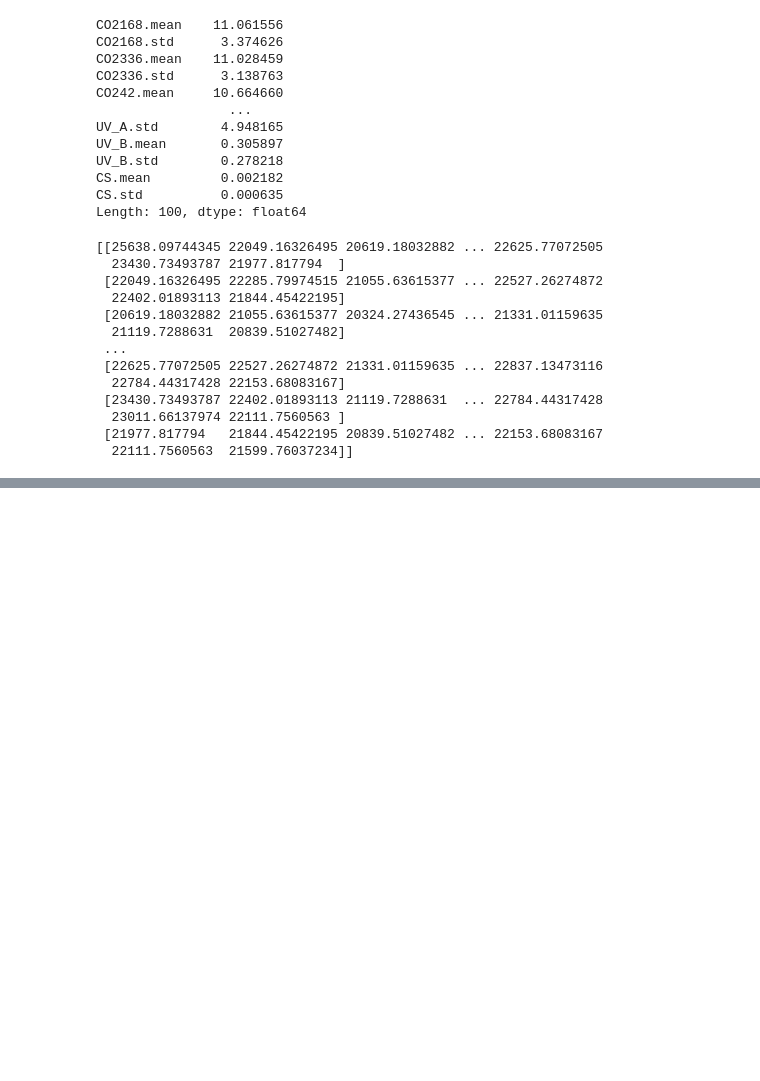
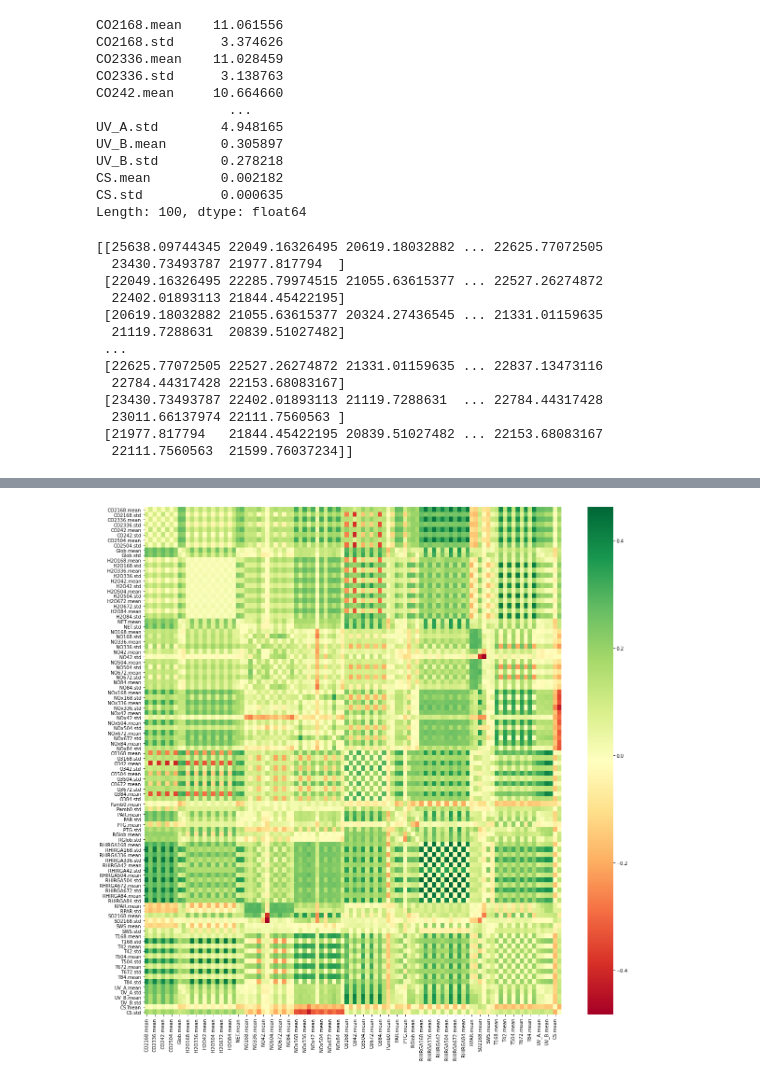
Before and after one commit to williwilliams3/TermProjectIML, a Jupyter notebook: answers_questions.ipynb, the cells around one changed output, grey strips where cells are left out. Saved outputs shown, nothing was run; the diff lists cells and outputs as text; code cells hidden in the pictures; blank space fills up the shorter version.

```diff
--- a/answers_questions.ipynb
+++ b/answers_questions.ipynb
@@ -170,0 +218,12 @@ Index: []
+# %%
+# Calc absolute correlation values
+corrmat_correct = df_correct.corr().abs()
+corrmat_wrong = df_wrong.corr().abs()
+
+correlation_diff = corrmat_correct - corrmat_wrong
+
+plt.figure(figsize=(20,20))
+g=sns.heatmap(correlation_diff, annot=False, cmap="RdYlGn")
+plt.savefig('Project_report/project_figures/corr_matrices_difference.pdf')
+# %% [output]
+[figure, added]
```
Also changed, not shown: parts of 6 cells of this notebook, 4 other files.
